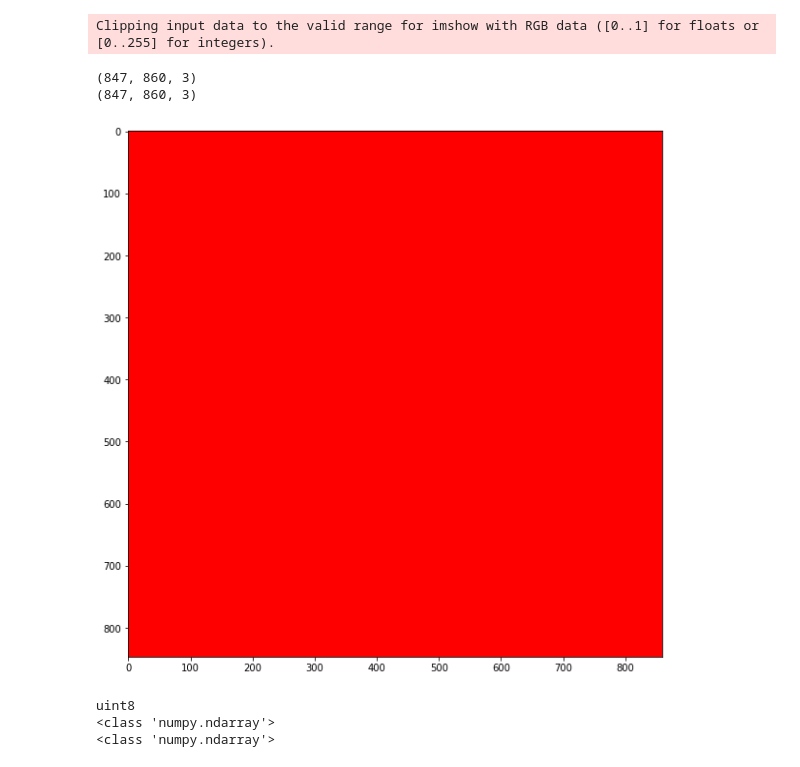
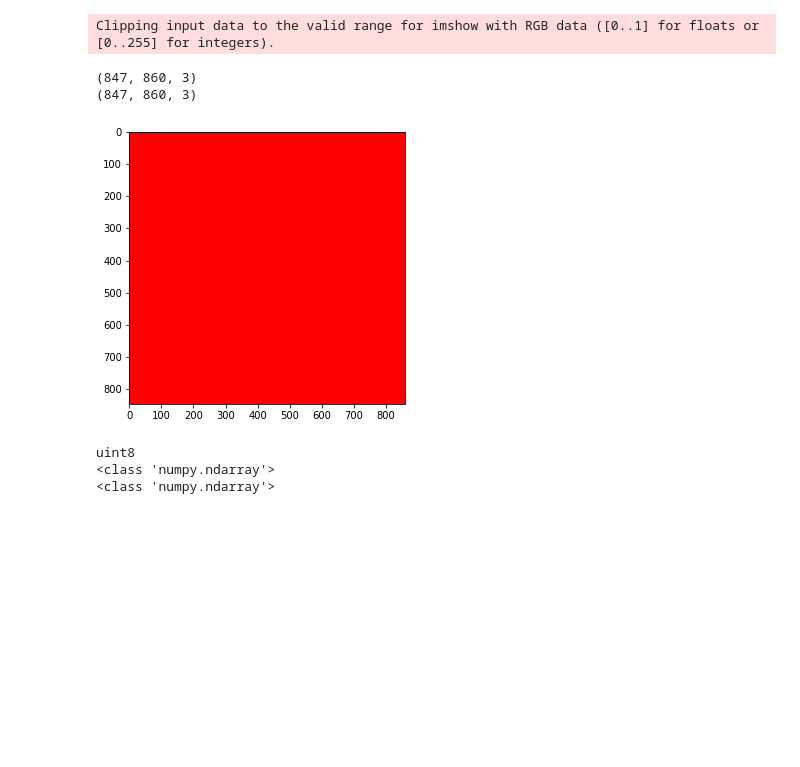
Before and after one commit to nikitas25644/Blind-Machine-Operations, a Jupyter notebook: ProblemStatement_Example.ipynb, the cells around one changed output. Drawn from its saved outputs; the diff is of its cells as text; code cells hidden in the pictures; blank space fills up the shorter version.

```diff
--- a/ProblemStatement_Example.ipynb
+++ b/ProblemStatement_Example.ipynb
@@ -14,15 +15,15 @@ plt.imshow(ppr1)
 # %%
 print(ppr1.shape)
 ppr2=np.zeros([847,860,3])
 ppr2[:,:,:1]=255.0
-plt.figure(figsize=(10,10))
+plt.figure(figsize=(5,5))
 plt.imshow(ppr2)
 print(ppr2.shape)
 # %% [output]
 Clipping input data to the valid range for imshow with RGB data ([0..1] for floats or [0..255] for integers).
 (847, 860, 3)
 (847, 860, 3)
-[figure, old version]
+[figure, new version]
 # %%
 print(ppr1.dtype)
 print(type(ppr1))
```
Also changed, not shown: parts of 7 cells of this notebook.
